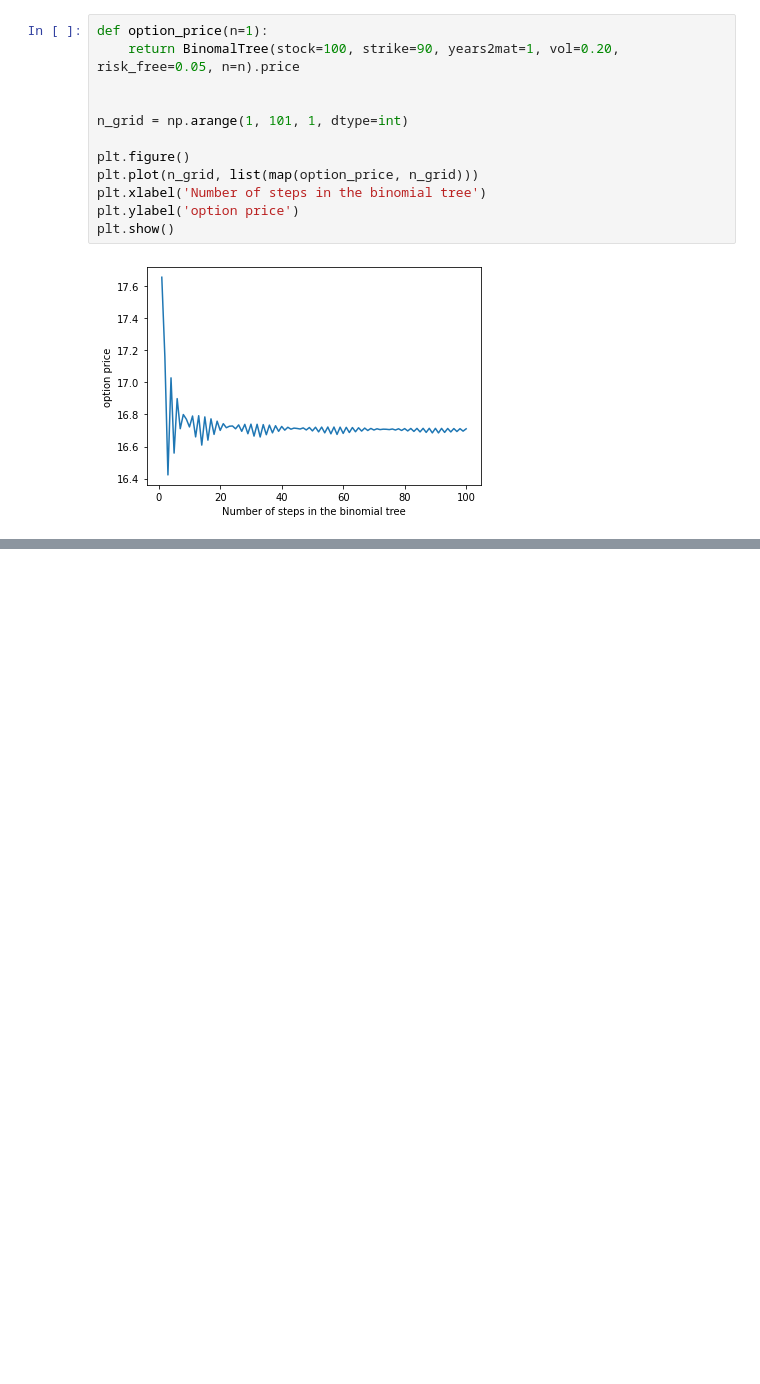
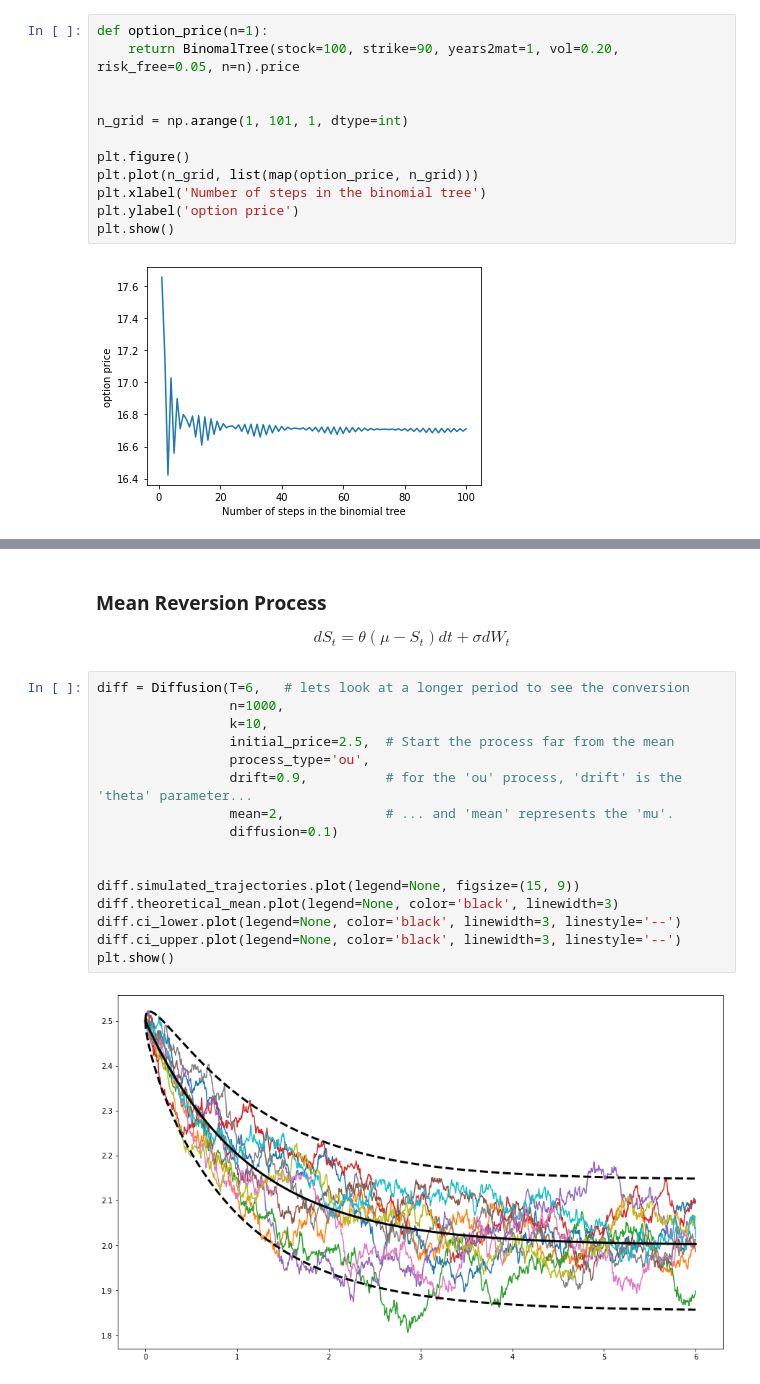
Before and after one commit to gusamarante/QuantFin, a Jupyter notebook: quantfin_examples.ipynb, the cells around one changed output, grey strips where cells are left out. Drawn from its saved outputs; the diff is of its cells as text; blank space fills up the shorter version.

```diff
--- a/quantfin_examples.ipynb
+++ b/quantfin_examples.ipynb
@@ -106,0 +171,23 @@ plt.show()
+# %% [markdown]
+### Mean Reversion Process
+$$
+dS_{t}=\theta\left(\mu-S_{t}\right)dt+\sigma dW_{t}
+$$
+# %%
+diff = Diffusion(T=6,   # lets look at a longer period to see the conversion
+                 n=1000,
+                 k=10,
+                 initial_price=2.5,  # Start the process far from the mean
+                 process_type='ou',
+                 drift=0.9,          # for the 'ou' process, 'drift' is the 'theta' parameter...
+                 mean=2,             # ... and 'mean' represents the 'mu'.
+                 diffusion=0.1)
+
+
+diff.simulated_trajectories.plot(legend=None, figsize=(15, 9))
+diff.theoretical_mean.plot(legend=None, color='black', linewidth=3)
+diff.ci_lower.plot(legend=None, color='black', linewidth=3, linestyle='--')
+diff.ci_upper.plot(legend=None, color='black', linewidth=3, linestyle='--')
+plt.show()
+# %% [output]
+[figure, added]
```
Also changed, not shown: parts of 9 cells of this notebook, 2 other files.
